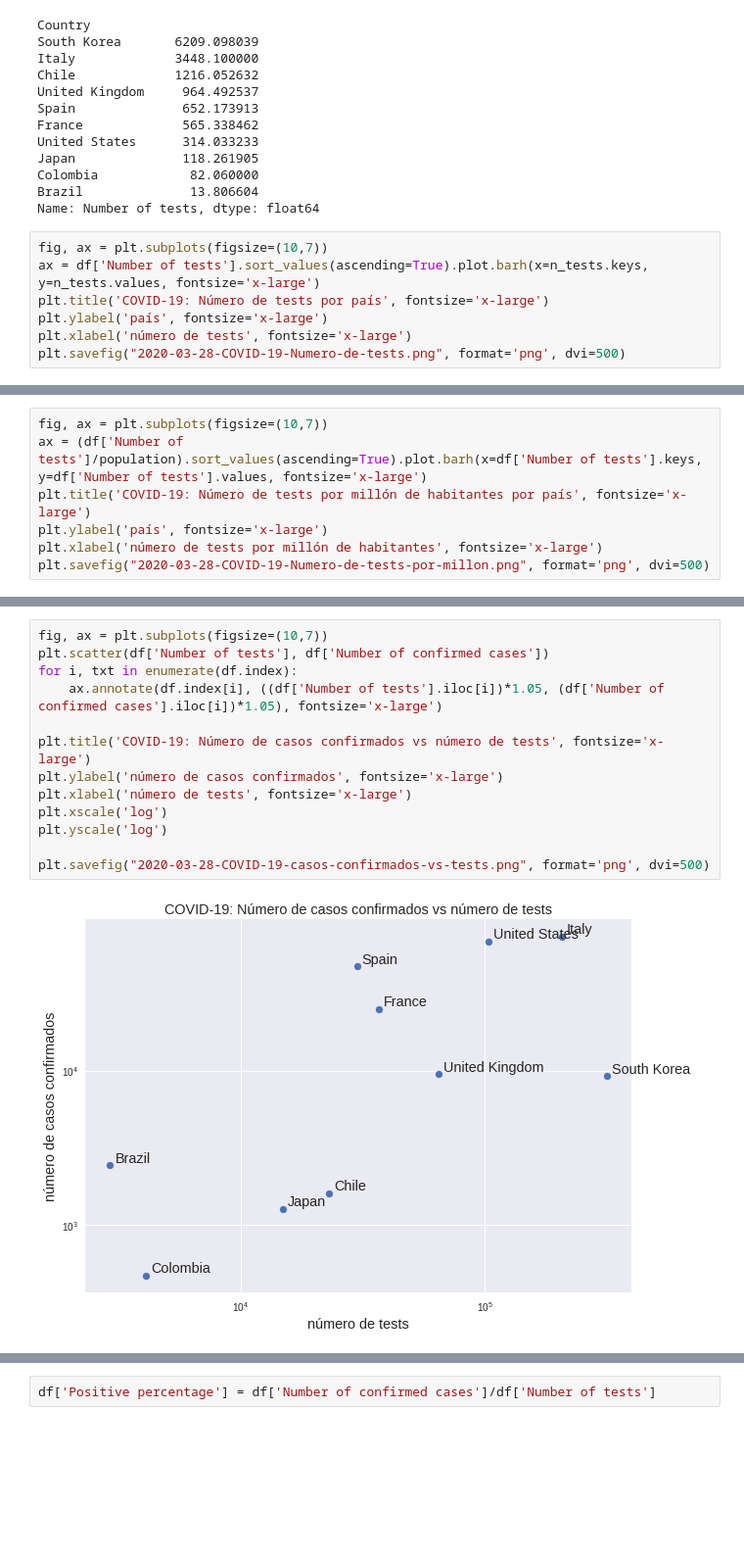
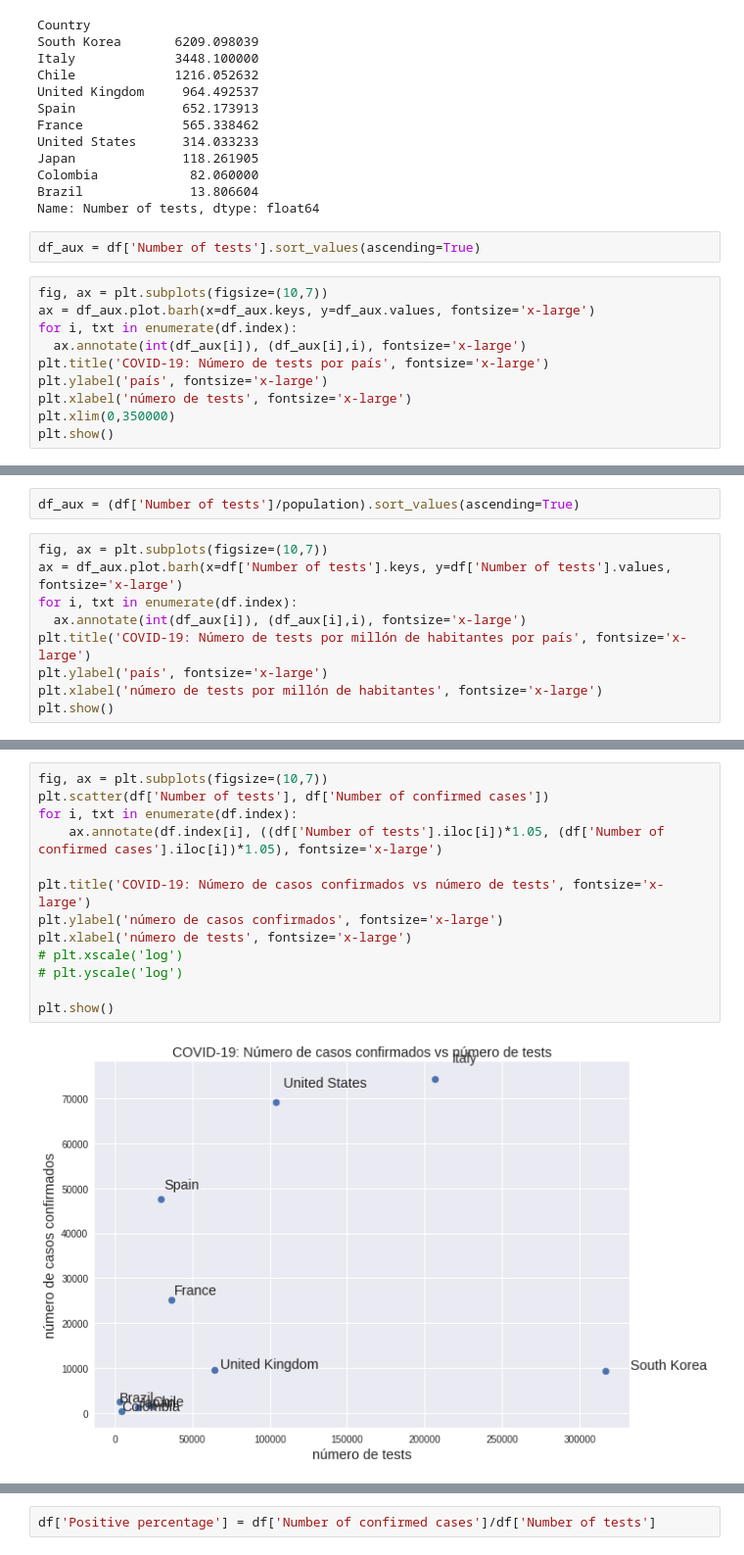
Before and after one commit to alonsosilvaallende/COVID-19, a Jupyter notebook: COVID_19_Chile_Tests.ipynb, the cells around one changed output, grey strips where cells are left out. Shown at 98% size. Cells and saved outputs as stored; diff of their text form; blank space fills up the shorter version.

```diff
--- a/COVID_19_Chile_Tests.ipynb
+++ b/COVID_19_Chile_Tests.ipynb
@@ -178,11 +136,16 @@ Japan              118.261905
 Colombia            82.060000
 Brazil              13.806604
 Name: Number of tests, dtype: float64
+# %%
+df_aux = df['Number of tests'].sort_values(ascending=True)
 # %%
 fig, ax = plt.subplots(figsize=(10,7))
-ax = df['Number of tests'].sort_values(ascending=True).plot.barh(x=n_tests.keys, y=n_tests.values, fontsize='x-large')
+ax = df_aux.plot.barh(x=df_aux.keys, y=df_aux.values, fontsize='x-large')
+for i, txt in enumerate(df.index):
+  ax.annotate(int(df_aux[i]), (df_aux[i],i), fontsize='x-large')
 plt.title('COVID-19: Número de tests por país', fontsize='x-large')
 plt.ylabel('país', fontsize='x-large')
 plt.xlabel('número de tests', fontsize='x-large')
-plt.savefig("2020-03-28-COVID-19-Numero-de-tests.png", format='png', dvi=500)
+plt.xlim(0,350000)
+plt.show()
 # %% [output]
@@ -190,8 +153,12 @@ plt.savefig("2020-03-28-COVID-19-Numero-de-tests.png", format='png', dvi=500)
+# %%
+df_aux = (df['Number of tests']/population).sort_values(ascending=True)
 # %%
 fig, ax = plt.subplots(figsize=(10,7))
-ax = (df['Number of tests']/population).sort_values(ascending=True).plot.barh(x=df['Number of tests'].keys, y=df['Number of tests'].values, fontsize='x-large')
+ax = df_aux.plot.barh(x=df['Number of tests'].keys, y=df['Number of tests'].values, fontsize='x-large')
+for i, txt in enumerate(df.index):
+  ax.annotate(int(df_aux[i]), (df_aux[i],i), fontsize='x-large')
 plt.title('COVID-19: Número de tests por millón de habitantes por país', fontsize='x-large')
 plt.ylabel('país', fontsize='x-large')
 plt.xlabel('número de tests por millón de habitantes', fontsize='x-large')
-plt.savefig("2020-03-28-COVID-19-Numero-de-tests-por-millon.png", format='png', dvi=500)
+plt.show()
 # %% [output]
@@ -216,18 +166,18 @@ United States
 # %%
 fig, ax = plt.subplots(figsize=(10,7))
 plt.scatter(df['Number of tests'], df['Number of confirmed cases'])
 for i, txt in enumerate(df.index):
     ax.annotate(df.index[i], ((df['Number of tests'].iloc[i])*1.05, (df['Number of confirmed cases'].iloc[i])*1.05), fontsize='x-large')
 
 plt.title('COVID-19: Número de casos confirmados vs número de tests', fontsize='x-large')
 plt.ylabel('número de casos confirmados', fontsize='x-large')
 plt.xlabel('número de tests', fontsize='x-large')
-plt.xscale('log')
-plt.yscale('log')
+# plt.xscale('log')
+# plt.yscale('log')
 
-plt.savefig("2020-03-28-COVID-19-casos-confirmados-vs-tests.png", format='png', dvi=500)
+plt.show()
 # %% [output]
-[figure, old version]
+[figure, new version]
 # %%
 fig, ax = plt.subplots(figsize=(10,7))
 plt.scatter(df['Number of tests']/population, df['Number of confirmed cases']/population)
```
Also changed, not shown: parts of 10 cells of this notebook.
